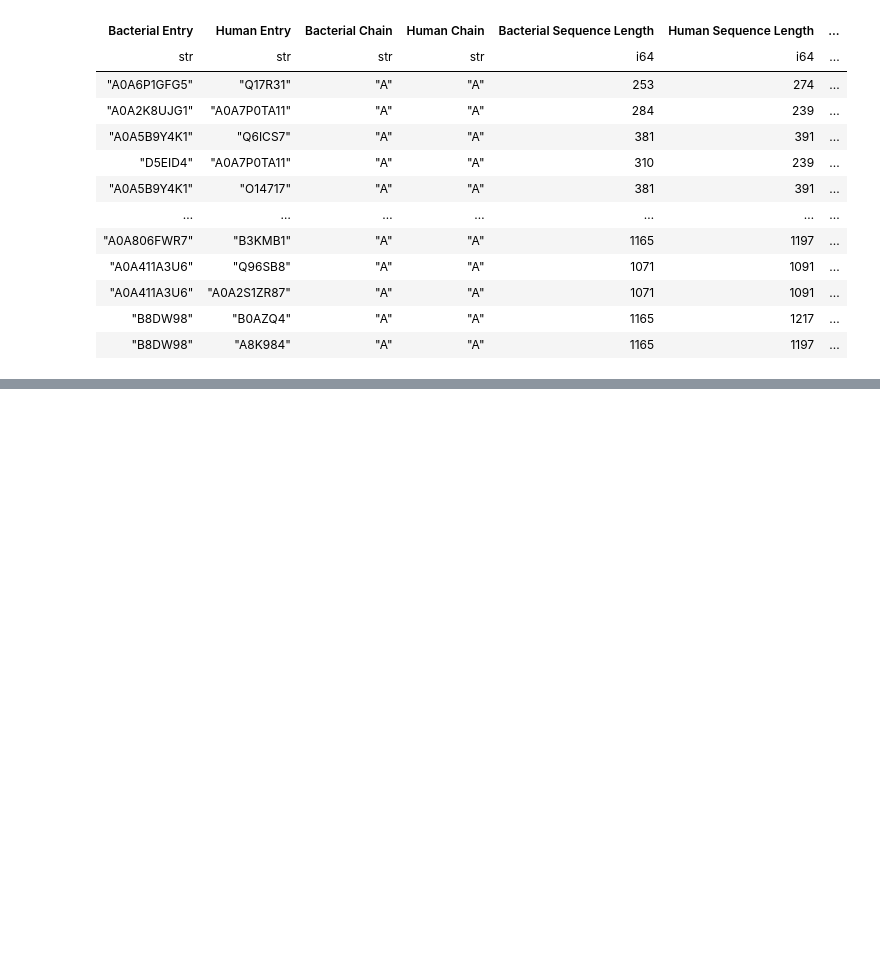
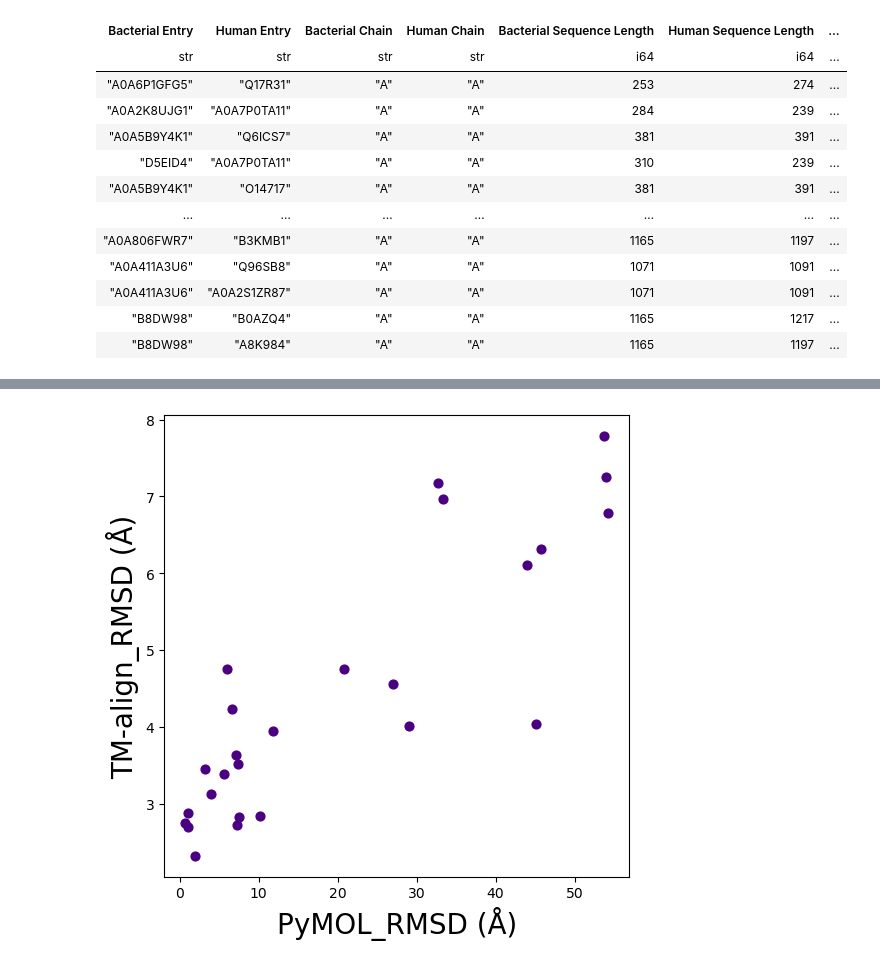
Before and after one commit to juliandeanmoran/BISSH, a Jupyter notebook: vis/plot_pymol_alignment_performance.ipynb, the cells around one changed output, grey strips where cells are left out. Saved outputs shown, nothing was run; the diff lists cells and outputs as text; code cells hidden in the pictures; blank space fills up the shorter version.

```diff
--- a/vis/plot_pymol_alignment_performance.ipynb
+++ b/vis/plot_pymol_alignment_performance.ipynb
@@ -52,15 +57,15 @@ df_tm_al = pl.read_csv(
 
 # Wrangle TM-align metrics
 df_tm_al = df_tm_al.with_columns(
-    pl.col("Bacterial Entry")
+    pl.col(args["col_tm_query_id"])
     .str.replace("AF-", "")
     .str.replace("-F1", "")
-    .alias("Bacterial Entry")
+    .alias(args["col_tm_query_id"])
 ).with_columns(
-    pl.col("Human Entry")
+    pl.col(args["col_tm_target_id"])
     .str.replace("AF-", "")
     .str.replace("-F1", "")
-    .alias("Human Entry")
+    .alias(args["col_tm_target_id"])
 )
 
 df_pm_al = pl.read_csv(
@@ -229,0 +231,13 @@ INFO:__main__:PyMOL_RMSD min: 0.6381
+# %%
+# ============================================================
+#                  Wrangle and join alignment metrics
+# ============================================================
+
+df_al_metrics = df_tm_al.join(
+    df_pm_al,
+    left_on=[args["col_tm_query_id"], args["col_tm_target_id"]],
+    right_on=[args["col_pm_query_id"], args["col_pm_target_id"]],
+    how="inner"
+)
+
+df_al_metrics
@@ -231,38 +260,46 @@ INFO:__main__:PyMOL_RMSD min: 0.6381
 # ============================================================
 #            Plot PyMOL align v. RCSB PDB TM-align
 # ============================================================
-
-# Wrangle
-
-
 
 def plot_scatter(
     df: pl.DataFrame,
     col_x: str,
     col_y: str,
     plot_title: str = "",
     title_font_size: int = 14,
     y_axis_label: str = "Y",
     x_axis_label: str = "X",
     dot_size: float = 40,
     dot_alpha: float = 1.0,
     dot_colour: str = "blue",
     axis_label_font_size: int = 20,
     dims: tuple[int, int] = (6, 6),
     out_path = None,
 ) -> None:
 
     x = df[col_x].to_numpy()
     y = df[col_y].to_numpy()
 
     fig, ax = plt.subplots(figsize=dims)
     ax.scatter(x, y, s=dot_size, c=dot_colour, alpha=dot_alpha)
 
     ax.set_title(plot_title, fontsize=title_font_size)
     ax.set_xlabel(x_axis_label, fontsize=axis_label_font_size)
     ax.set_ylabel(y_axis_label, fontsize=axis_label_font_size)
 
     if out_path is not None:
         out_plot(figure=fig, out_path=out_path, svg=True, png_dpi=1080)
 
     plt.show()
+
+plot_scatter(
+    df=df_al_metrics,
+    col_x=args["col_pm_rmsd"],
+    col_y=args["col_tm_rmsd"],
+    x_axis_label=f'{args["col_pm_rmsd"]} (Å)',
+    y_axis_label=f'TM-align_{args["col_tm_rmsd"]} (Å)',
+    dot_colour="indigo",
+    out_path=f"{args['out_dir']}/scatter_pymol_tm-align",
+)
+# %% [output]
+[figure, added]
```
Also changed, not shown: parts of 4 cells of this notebook, 4 other files.
